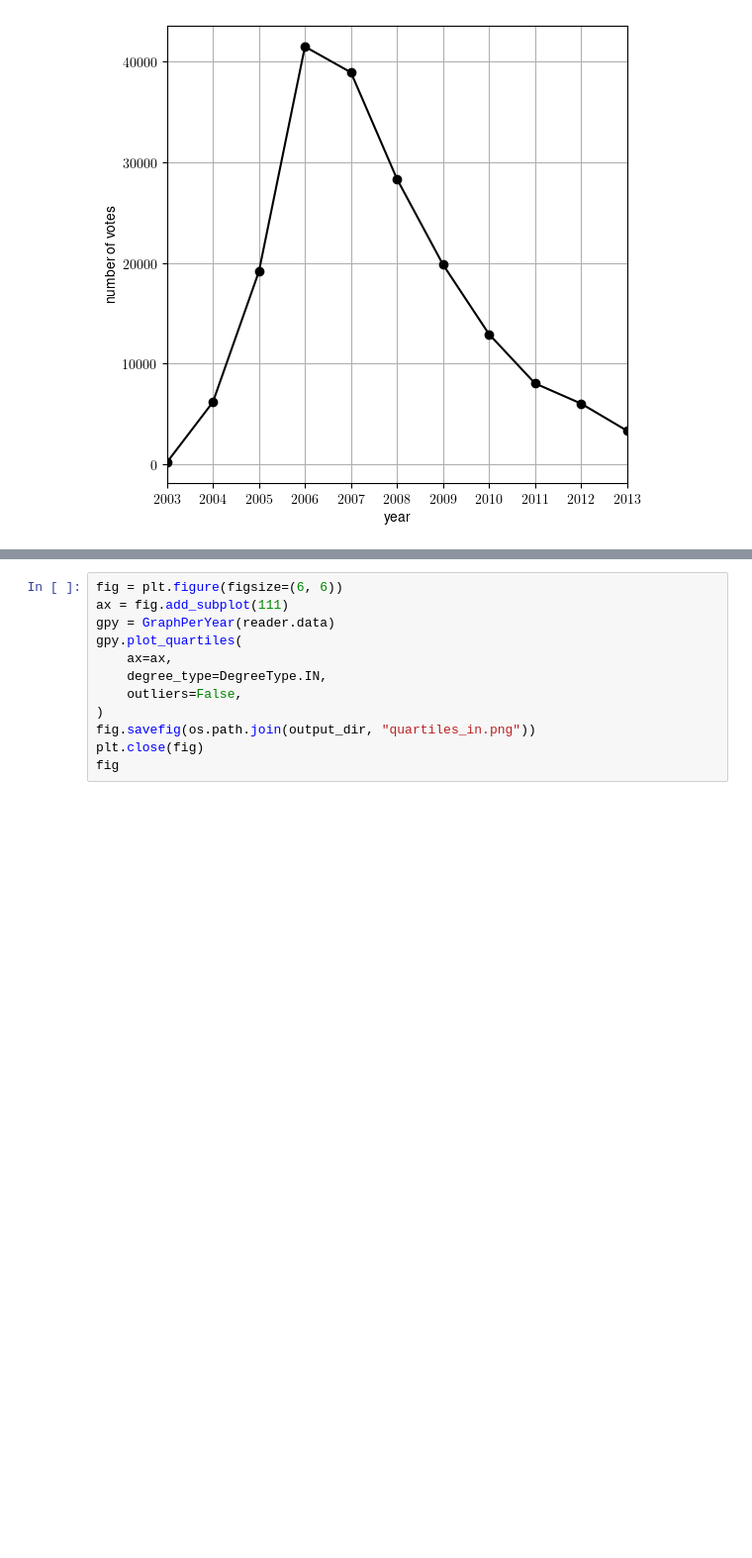
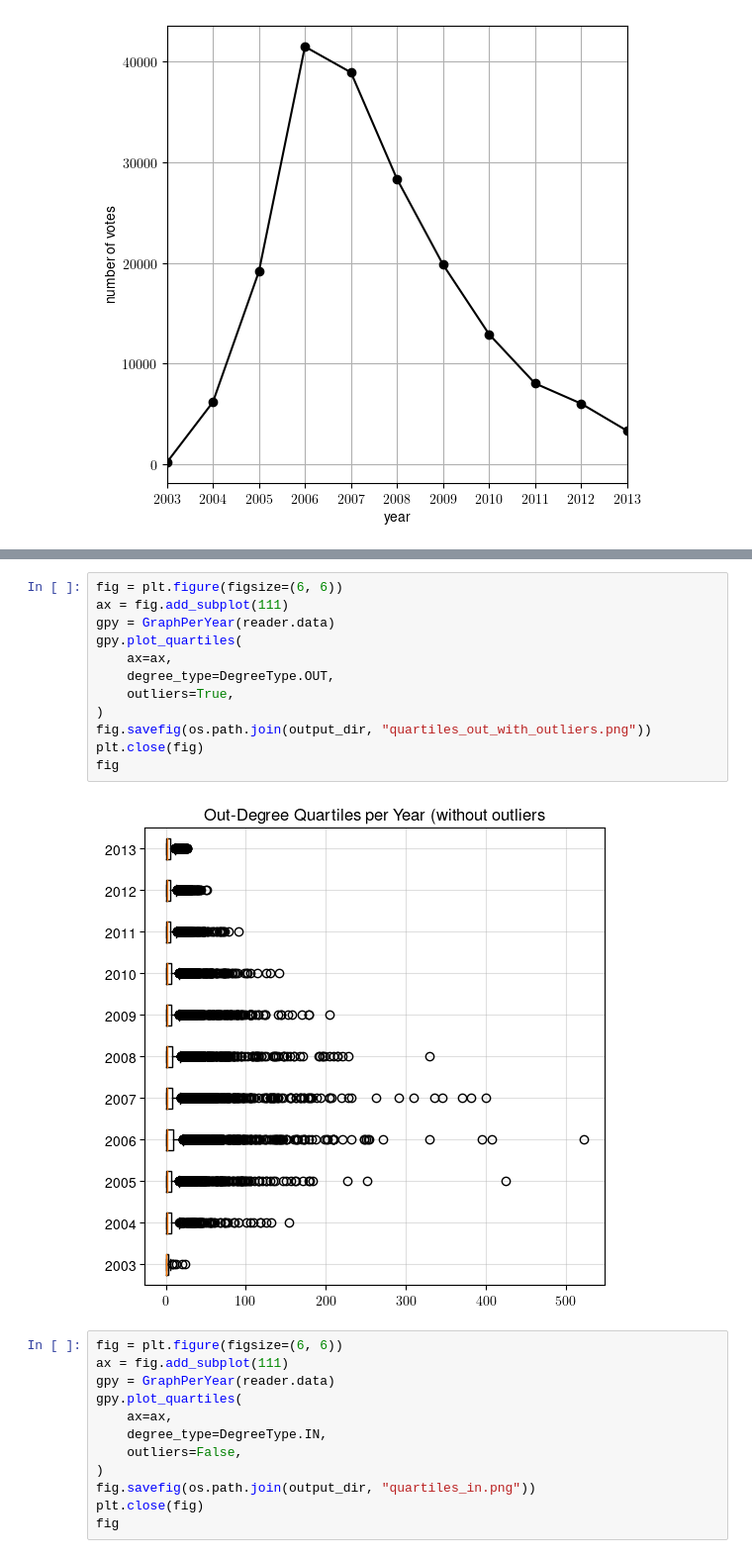
Before and after one commit to lucasguesserts/MO412-graph-algorithms, a Jupyter notebook: project/explore.ipynb, the cells around one changed output, grey strips where cells are left out. Shown at 99% size. Cells and saved outputs as stored; diff of their text form; blank space fills up the shorter version.

```diff
--- a/project/explore.ipynb
+++ b/project/explore.ipynb
@@ -86,3 +117,17 @@ fig
+# %%
+fig = plt.figure(figsize=(6, 6))
+ax = fig.add_subplot(111)
+gpy = GraphPerYear(reader.data)
+gpy.plot_quartiles(
+    ax=ax,
+    degree_type=DegreeType.OUT,
+    outliers=True,
+)
+fig.savefig(os.path.join(output_dir, "quartiles_out_with_outliers.png"))
+plt.close(fig)
+fig
+# %% [output]
+[figure, added]
 # %%
 fig = plt.figure(figsize=(6, 6))
 ax = fig.add_subplot(111)
```
Also changed, not shown: parts of 14 cells of this notebook, 2 other files.
